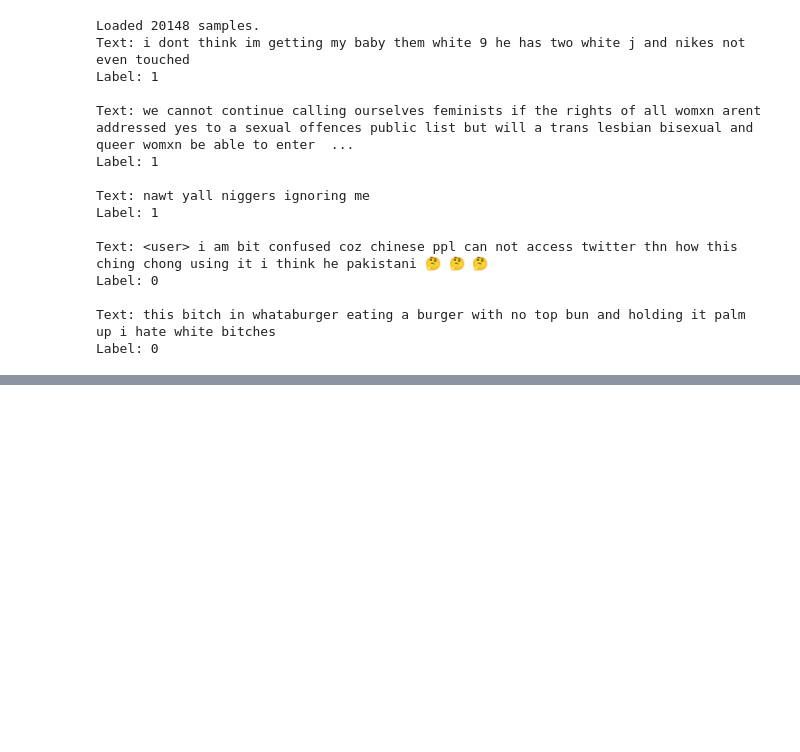
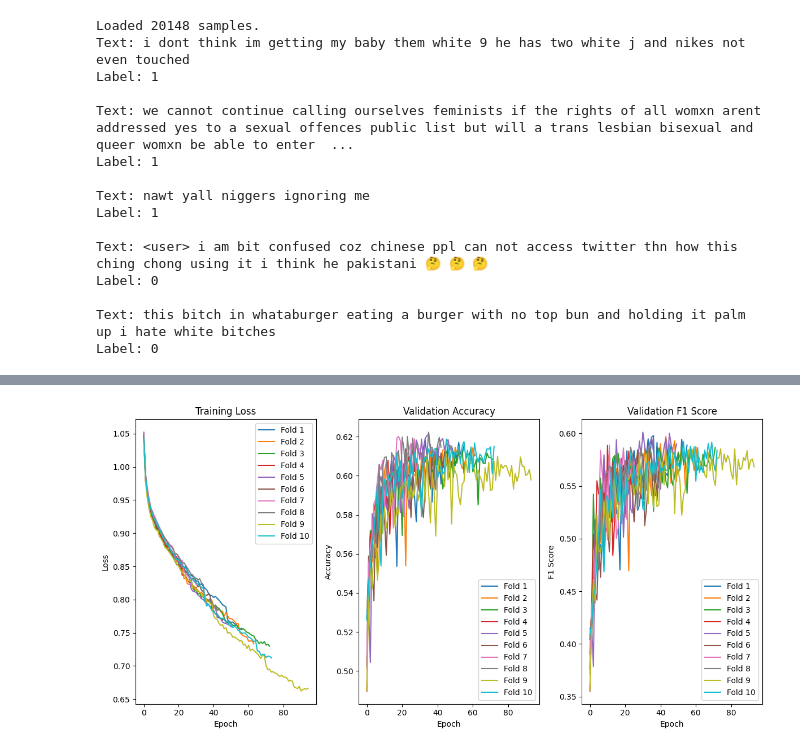
Before and after one commit to kacper651/gnn-hate-speech-detection, a Jupyter notebook: notebooks/train.ipynb, the cells around one changed output, grey strips where cells are left out. Saved outputs shown, nothing was run; the diff lists cells and outputs as text; code cells hidden in the pictures; blank space fills up the shorter version.

Commit message:
add outputs

```diff
--- a/notebooks/train.ipynb
+++ b/notebooks/train.ipynb
@@ -197,0 +214,14 @@ Train samples: ['just caught a brief <number> secs of the anti gun protest and t
+# %%
+from utils.graph_of_words import GraphOfWords
+
+
+print(f"Loaded {len(sbert_embeddings)} embeddings.")
+
+print(f"Crafting graphs of words...")
+
+sbert_embedding_graphs = [
+    GraphOfWords(text, embedded=True, device=device).to_pyg_data()
+    for text in sbert_embeddings
+]
+
+print(f"Crafted {len(sbert_embedding_graphs)} graphs")
@@ -411,0 +519,42 @@ RuntimeError: stack expects each tensor to be equal size, but got [24, 24] at en
+# %%
+import matplotlib.pyplot as plt
+
+
+# Plot learning curves
+def plot_learning_curves(results):
+    plt.figure(figsize=(12, 6))
+
+    # Train Loss
+    plt.subplot(1, 3, 1)
+    for i, fold in enumerate(results):
+        plt.plot(fold["train_losses"], label=f"Fold {fold['fold']}")
+    plt.title("Training Loss")
+    plt.xlabel("Epoch")
+    plt.ylabel("Loss")
+    plt.legend()
+
+    # Validation Accuracy
+    plt.subplot(1, 3, 2)
+    for i, fold in enumerate(results):
+        plt.plot(fold["val_accuracies"], label=f"Fold {fold['fold']}")
+    plt.title("Validation Accuracy")
+    plt.xlabel("Epoch")
+    plt.ylabel("Accuracy")
+    plt.legend()
+
+    # Validation F1 Score
+    plt.subplot(1, 3, 3)
+    for i, fold in enumerate(results):
+        plt.plot(fold["val_f1s"], label=f"Fold {fold['fold']}")
+    plt.title("Validation F1 Score")
+    plt.xlabel("Epoch")
+    plt.ylabel("F1 Score")
+    plt.legend()
+
+    plt.tight_layout()
+    plt.savefig("../output/plots/learning_curves.png")
+    plt.show()
+
+plot_learning_curves(results)
+# %% [output]
+[figure, added]
```
Also changed, not shown: parts of 14 cells of this notebook, 17 other files.
